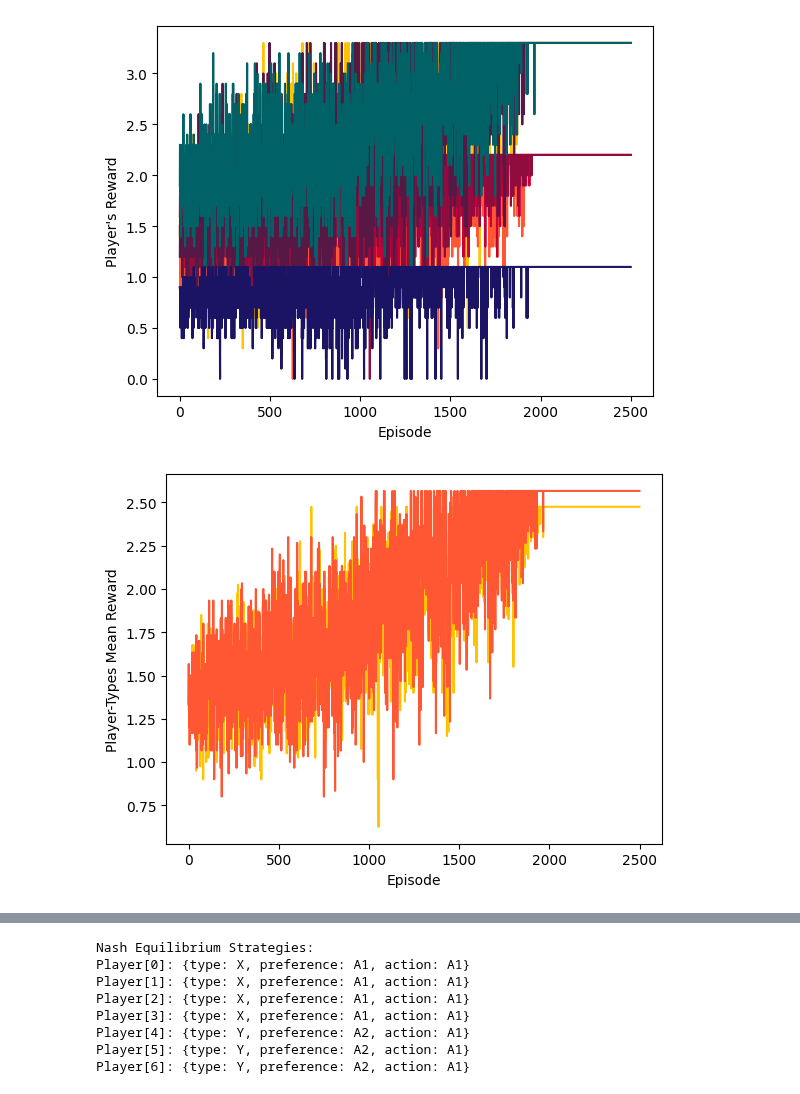
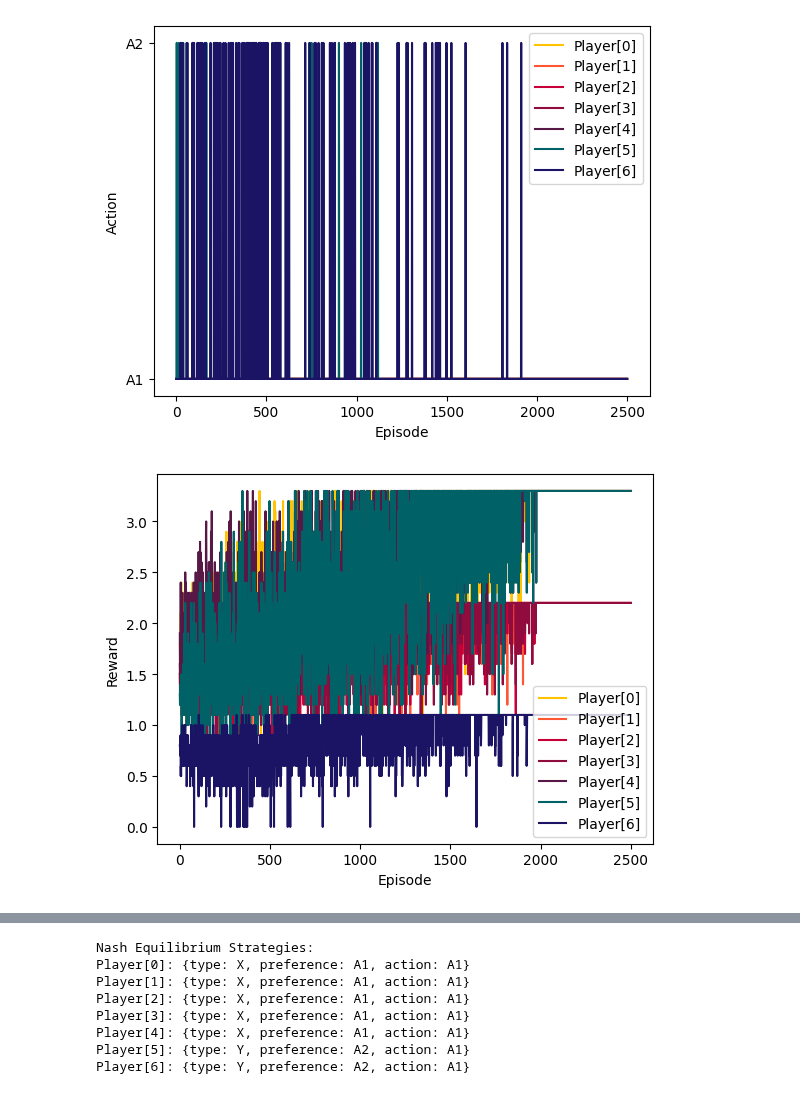
Before and after one commit to nataliakoliou/Repeated-Coordination-Game, a Jupyter notebook: repeated-coordination-game.ipynb, the cells around one changed output, grey strips where cells are left out. Saved outputs shown, nothing was run; the diff lists cells and outputs as text; code cells hidden in the pictures.

```diff
--- a/repeated-coordination-game.ipynb
+++ b/repeated-coordination-game.ipynb
@@ -6,7 +6,7 @@ import matplotlib.pyplot as plt
 
 # Iterative Coordination Game
 actions = ["A1", "A2"]
-types = ["X", "X", "X", "X", "Y", "Y", "Y"]
+types = ["X", "X", "X", "X", "X", "Y", "Y"]
 payoff = [[1,0],[0,1]]
 neighbors = [[0,4],[0,5],[0,3],[1,2],[1,4],[2,3],[4,5],[5,6]]
 frequencies = [sum(num in sublist for sublist in neighbors) for num in range(max(max(sublist) for sublist in neighbors) + 1)]  # [0,1,2,3,4,5,6] ~ [3,2,2,2,3,3,1]
@@ -28,17 +28,28 @@ def game_print(phase, ep, m, episodes, players_data, pair):
         time.sleep(0)
 
 def graph(x_max, y_ranges, x_label, y_label):
-    c = 0
     colours = ['#FFC300', '#FF5733', '#C70039', '#900C3F', '#581845', '#006266', '#1B1464']
     plt.xlabel(x_label)
     plt.ylabel(y_label)
     x = [x_value for x_value in range(x_max)]
-    if y_label == "Player's Choice":
+    if y_label == "Average Q-value":
+        for i, y in enumerate(y_ranges):
+            plt.plot(x, y, color=colours[i], label=f'A{i}')
+        plt.legend()
+    elif y_label == "Action":
         y_values = [actions[0], actions[1]]
         plt.yticks(np.arange(0, 2, 1), y_values)
-    for y in y_ranges:
-        plt.plot(x, y, color=colours[c])
-        c += 1
+        for i, y in enumerate(y_ranges):
+            plt.plot(x, y, color=colours[i], label=f'Player[{i}]')
+        plt.legend()
+    elif y_label == "Reward":
+        for i, y in enumerate(y_ranges):
+            plt.plot(x, y, color=colours[i], label=f'Player[{i}]')
+        plt.legend()
+    elif y_label == "Average Reward":
+        for i, y in enumerate(y_ranges):
+            plt.plot(x, y, color=colours[i], label=list(set(types))[i])
+        plt.legend()
     plt.show()
 
 def string_to_id(string, list):
@@ -57,9 +68,10 @@ def qlearning(players_data):
     decay = 0.01
     accuracy = 10
 
+    aqvXep = [[0 for e in range(episodes)] for a in range(len(actions))]
     acXep = [[0 for e in range(episodes)] for p in range(len(players_data))]
     rwXep = [[0 for e in range(episodes)] for p in range(len(players_data))]
-    mrwXep = [[0 for e in range(episodes)] for t in range(len(set(types)))]
+    arwXep = [[0 for e in range(episodes)] for t in range(len(set(types)))]
 
     ep = 0  # episodes counter
     while ep < episodes:
@@ -70,11 +82,11 @@ def qlearning(players_data):
                 m += 1
                 if choice < epsilon :  # EXPLORATION
                     players_data = explore(pair, players_data)
-                    acXep, rwXep, mrwXep, players_data = update(pair, players_data, alpha, gamma, acXep, rwXep, mrwXep, ep, moments)
+                    aqvXep, acXep, rwXep, arwXep, players_data = update(pair, players_data, alpha, gamma, aqvXep, acXep, rwXep, arwXep, ep, moments)
                     game_print("exploration", ep, m, episodes, players_data, pair)
                 else:  # EXPLOITATION
                     players_data = exploit(pair, players_data)
-                    acXep, rwXep, mrwXep, players_data = update(pair, players_data, alpha, gamma, acXep, rwXep, mrwXep, ep, moments)
+                    aqvXep, acXep, rwXep, arwXep, players_data = update(pair, players_data, alpha, gamma, aqvXep, acXep, rwXep, arwXep, ep, moments)
                     game_print("exploitation", ep, m, episodes, players_data, pair)
         ep = ep + 1
         if epsilon > 0.000000:
@@ -83,11 +95,12 @@ def qlearning(players_data):
             epsilon = 0.000000
 
     acXep = [[int(num) for num in sublist] for sublist in acXep]
-    graph(episodes, acXep, "Episode", "Player's Choice")
-    graph(episodes, rwXep, "Episode", "Player's Reward")
-    graph(episodes, mrwXep, "Episode", "Player-Types Mean Reward")
+    graph(episodes, aqvXep, "Episode", "Average Q-value")
+    graph(episodes, acXep, "Episode", "Action")
+    graph(episodes, rwXep, "Episode", "Reward")
+    graph(episodes, arwXep, "Episode", "Average Reward")
 
-def update(pair, players_data, alpha, gamma, acXep, rwXep, mrwXep, ep, moments):
+def update(pair, players_data, alpha, gamma, aqvXep, acXep, rwXep, arwXep, ep, moments):
     for p in pair:
         player_action = players_data[p].get("action")
         player_type = players_data[p].get("type")
@@ -98,11 +111,13 @@ def update(pair, players_data, alpha, gamma, acXep, rwXep, mrwXep, ep, moments):
         newQ = round((1-alpha)*oldQ + alpha*(reward + gamma*maxQ), 2)
         players_data[p].get("qtable")[player_action] = newQ
 
+        for a in range(len(actions)):
+            aqvXep[a][ep] += players_data[p].get("qtable")[actions[a]]/(moments*sum(frequencies))
         rwXep[p][ep] += reward/moments
-        mrwXep[string_to_id(player_type, list(set(types)))][ep] += reward/(moments*types.count(player_type))
+        arwXep[string_to_id(player_type, list(set(types)))][ep] += reward/(moments*types.count(player_type))
         acXep[p][ep] += string_to_id(player_action, actions)/(moments*frequencies[p])   # this value will finally
         # be something like e.x: 0.8 indicating that this player chose A2 (8) times in this current episode
-    return acXep, rwXep, mrwXep, players_data
+    return aqvXep, acXep, rwXep, arwXep, players_data
 
 def get_opponent(player, pair):
     opponent = pair[0] if player == pair[1] else pair[1]
@@ -169,2 +184,2 @@ Player[6]: {type: Y, preference: A2, action: A1}
-[figure, old version]
+[figure, new version]
-[figure, old version]
+[figure, new version]
@@ -173,6 +189,6 @@ Player[0]: {type: X, preference: A1, action: A1}
 Player[1]: {type: X, preference: A1, action: A1}
 Player[2]: {type: X, preference: A1, action: A1}
 Player[3]: {type: X, preference: A1, action: A1}
-Player[4]: {type: Y, preference: A2, action: A1}
+Player[4]: {type: X, preference: A1, action: A1}
 Player[5]: {type: Y, preference: A2, action: A1}
 Player[6]: {type: Y, preference: A2, action: A1}
```
Also changed, not shown: parts of 1 cell of this notebook.
